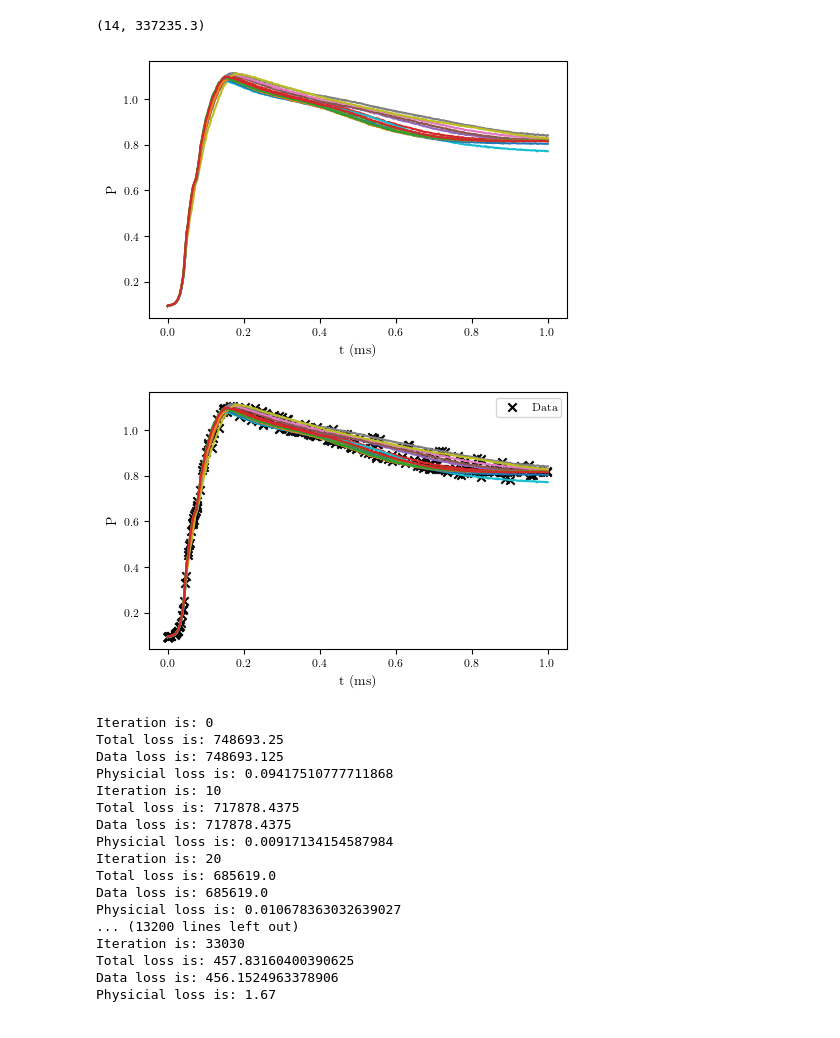
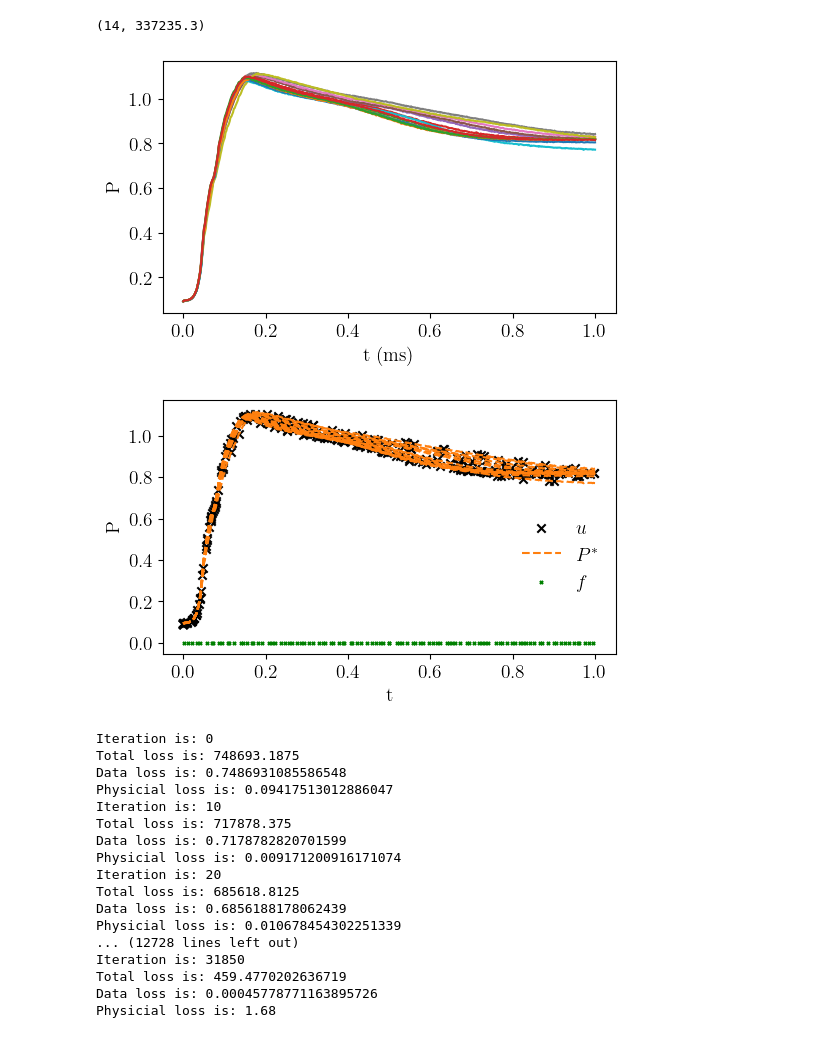
Before and after one commit to JuliaVicens/Bacterial_Growth, a Jupyter notebook: 07_141024_ED_InferingdPdT/InferingdPdTAdptativeWeight - Copy.ipynb, the cells around one changed output. Drawn from its saved outputs; the diff is of its cells as text; code cells hidden in the pictures.

```diff
--- a/07_141024_ED_InferingdPdT/InferingdPdTAdptativeWeight - Copy.ipynb
+++ b/07_141024_ED_InferingdPdT/InferingdPdTAdptativeWeight - Copy.ipynb
@@ -102,12 +110,18 @@ N_exp,T_max
 # %%
 
 for i in range(N_exp):
     plt.plot(T_exp,P_exp[:, i])
-plt.xlabel('t (ms)')
-plt.ylabel('P ')
+plt.xlabel('t (ms)', fontsize=14)
+plt.ylabel('P', fontsize=14)
+plt.xticks(fontsize=14)
+plt.yticks(fontsize=14)
+plt.tight_layout()
+plt.savefig('../Img/411/Logistic_Norm_ED.png')
+plt.savefig('../Img/411/Logistic_Norm_ED.pdf')
+plt.savefig('../Img/411/Logistic_Norm_ED.svg')
 plt.show()
 # %% [output]
-[figure, old version]
+[figure, new version]
 # %%
 N_f = 100 # Number of residual point
 N_d = 300 #Number of data
@@ -226,19 +240,29 @@ b_phi = [tf.Variable(tf.zeros([1, layers[l]])) for l in range(1, L)]
 
 lambda_r, lambda_b = loss_weight(N_f, N_d)
 # %%
-plt.scatter(X_u_train, u_train, marker='x', color='black',label='Data')
+colors = plt.cm.tab10.colors
 
-for i in range(N_exp):
-    plt.plot(X_star[i*len(T_exp):(i+1)*len(T_exp)],u_star[i*len(T_exp):(i+1)*len(T_exp)])
+plt.scatter(X_u_train, u_train, marker='x', color='black',label='$u$')
 
-# plt.scatter(X_f_train, np.zeros(len(X_f_train)), marker='x')
-plt.legend()
-plt.xlabel('t (ms)')
-plt.ylabel('P')
+plt.plot(X_star[:len(T_exp)],u_star[:len(T_exp)], color = colors[1], linestyle='--', label='$P^*$')
+
+for i in range(1, N_exp):
+    plt.plot(X_star[i*len(T_exp):(i+1)*len(T_exp)],u_star[i*len(T_exp):(i+1)*len(T_exp)], color = colors[1], linestyle='--')
+plt.scatter(X_f_train_tf, np.zeros_like(X_f_train), marker='x', s=5, color='green',label='$f$')
+
+plt.legend(fontsize=14, ncols=1, frameon=False,  bbox_to_anchor=(1, 0.6))
+plt.xlabel('t', fontsize=14)
+plt.ylabel('P', fontsize=14)
+plt.xticks(fontsize=14)
+plt.yticks(fontsize=14)
+plt.tight_layout()
+plt.savefig('../Img/411/u.png')
+plt.savefig('../Img/411/u.pdf')
+plt.savefig('../Img/411/u.svg')
 # plt.savefig('figures/P_phi.pdf')
 plt.show()
 # %% [output]
-[figure, old version]
+[figure, new version]
 # %%
 lr = 1e-4
 Nmax = 10**5
@@ -249,17 +273,20 @@ optimizer = tf.optimizers.Adam(learning_rate=lr)
 start_time = time.time()
 n=0
 loss = []
-loss_unk=[]
+loss_u=[]
+loss_f=[]
 while n <= Nmax:
-    loss_, loss_u, loss_f = train_step(W_p, b_p, W_phi, b_phi, X_u_train_tf, u_train_tf, X_f_train_tf,  lambda_r, lambda_b, optimizer)
+    loss_, loss_u_, loss_f_ = train_step(W_p, b_p, W_phi, b_phi, X_u_train_tf, u_train_tf, X_f_train_tf,  lambda_r, lambda_b, optimizer)
     loss.append(loss_)
-    loss_unk.append(loss_f)
+    loss_u.append(loss_u_)
+    loss_f.append(loss_f_)
+
     if n % 10 == 0:
         print(f"Iteration is: {n}")
         print(f"Total loss is: {loss_}")
 
-        print(f"Data loss is: {loss_u}")
-        print(f"Physicial loss is: {loss_f}")
+        print(f"Data loss is: {loss_u_}")
+        print(f"Physicial loss is: {loss_f_}")
 
     n+=1
 
@@ -267,20 +294,20 @@ elapsed = time.time() - start_time
 print('Training time: %.4f' % (elapsed))
 # %% [output]
 Iteration is: 0
-Total loss is: 748693.25
-Data loss is: 748693.125
-Physicial loss is: 0.09417510777711868
+Total loss is: 748693.1875
+Data loss is: 0.7486931085586548
+Physicial loss is: 0.09417513012886047
 Iteration is: 10
-Total loss is: 717878.4375
-Data loss is: 717878.4375
-Physicial loss is: 0.00917134154587984
+Total loss is: 717878.375
+Data loss is: 0.7178782820701599
+Physicial loss is: 0.009171200916171074
 Iteration is: 20
-Total loss is: 685619.0
-Data loss is: 685619.0
-Physicial loss is: 0.010678363032639027
-... (13200 lines left out)
-Iteration is: 33030
-Total loss is: 457.83160400390625
-Data loss is: 456.1524963378906
-Physicial loss is: 1.67
+Total loss is: 685618.8125
+Data loss is: 0.6856188178062439
+Physicial loss is: 0.010678454302251339
+... (12728 lines left out)
+Iteration is: 31850
+Total loss is: 459.4770202636719
+Data loss is: 0.00045778771163895726
+Physicial loss is: 1.68
 # %%
```
Also changed, not shown: parts of 26 cells of this notebook, 33 other files.
